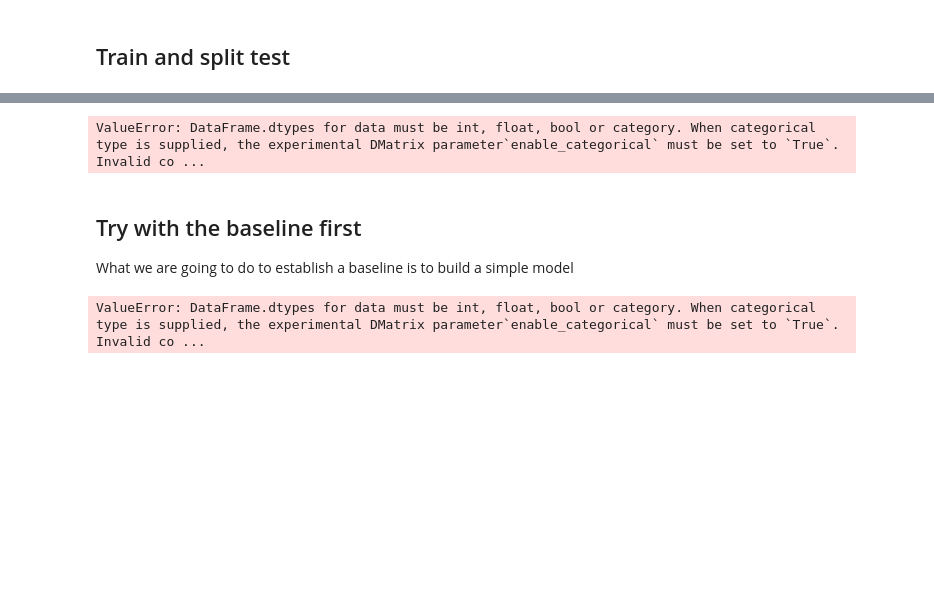
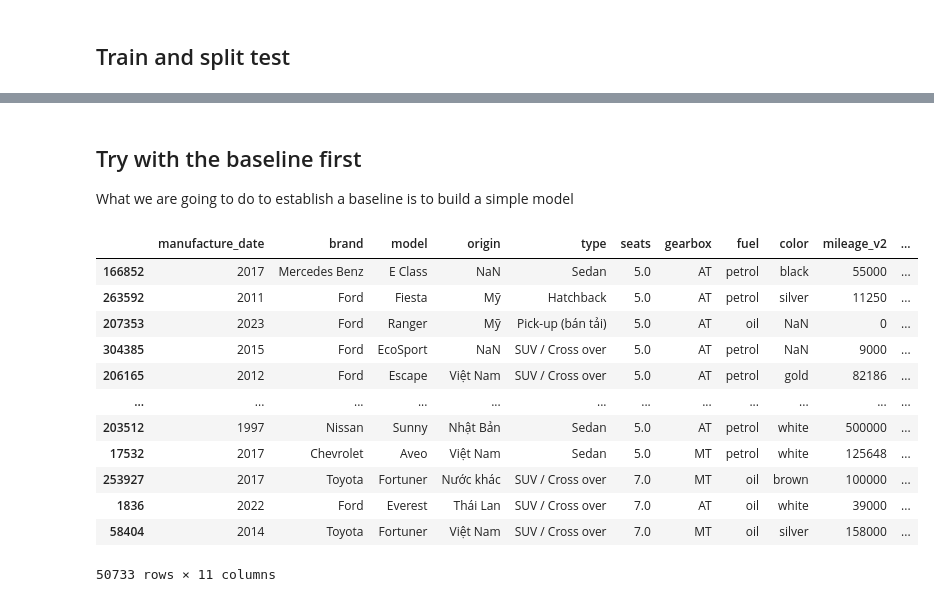
Before and after one commit to ngnquanq/car-price-prediction, a Jupyter notebook: demo.ipynb, the cells around one changed output, grey strips where cells are left out. Cells and saved outputs as stored; diff of their text form; code cells hidden in the pictures; blank space fills up the shorter version.

```diff
--- a/demo.ipynb
+++ b/demo.ipynb
@@ -589,40 +588,3 @@ Name: price, Length: 57020, dtype: float64
-# %%
-import xgboost as xgb
-Xgb_train=xgb.DMatrix(X_train, label=y_train)
-Xgb_val=xgb.DMatrix(X_val, label=y_val)
-Xgb_test=xgb.DMatrix(X_test, label=y_test)
-print(type(Xgb_train))
-print(type(y))
-# %% [output]
-ValueError: DataFrame.dtypes for data must be int, float, bool or category. When categorical type is supplied, the experimental DMatrix parameter`enable_categorical` must be set to `True`.  Invalid co ...
 # %% [markdown]
 ## Try with the baseline first
 What we are going to do to establish a baseline is to build a simple model
-# %%
-import xgboost as xgb
-import lightgbm as lgb
-from sklearn.metrics import mean_squared_error, r2_score
-
-# Define the models
-xgb_model = xgb.XGBRegressor(objective='reg:squarederror', random_state=42, missing)
-lgb_model = lgb.LGBMRegressor(random_state=42)
-
-# Fit the models
-xgb_model.fit(X_train, y_train)
-lgb_model.fit(X_train, y_train)
-
-# Predict on the validation set
-xgb_val_pred = xgb_model.predict(X_val)
-lgb_val_pred = lgb_model.predict(X_val)
-
-# Evaluate the models
-xgb_mse = mean_squared_error(y_val, xgb_val_pred)
-xgb_r2 = r2_score(y_val, xgb_val_pred)
-
-lgb_mse = mean_squared_error(y_val, lgb_val_pred)
-lgb_r2 = r2_score(y_val, lgb_val_pred)
-
-print(f'XGBoost - MSE: {xgb_mse}, R2: {xgb_r2}')
-print(f'LightGBM - MSE: {lgb_mse}, R2: {lgb_r2}')
-# %% [output]
-ValueError: DataFrame.dtypes for data must be int, float, bool or category. When categorical type is supplied, the experimental DMatrix parameter`enable_categorical` must be set to `True`.  Invalid co ...
@@ -628,0 +597,16 @@ ValueError: DataFrame.dtypes for data must be int, float, bool or category. When
+# %%
+X_train
+# %% [output]
+|  | manufacture_date | brand | model | origin | type | seats | gearbox | fuel | color | mileage_v2 | ... |
+| 166852 | 2017 | Mercedes Benz | E Class | NaN | Sedan | 5.0 | AT | petrol | black | 55000 | ... |
+| 263592 | 2011 | Ford | Fiesta | Mỹ | Hatchback | 5.0 | AT | petrol | silver | 11250 | ... |
+| 207353 | 2023 | Ford | Ranger | Mỹ | Pick-up (bán tải) | 5.0 | AT | oil | NaN | 0 | ... |
+| 304385 | 2015 | Ford | EcoSport | NaN | SUV / Cross over | 5.0 | AT | petrol | NaN | 9000 | ... |
+| 206165 | 2012 | Ford | Escape | Việt Nam | SUV / Cross over | 5.0 | AT | petrol | gold | 82186 | ... |
+| ... | ... | ... | ... | ... | ... | ... | ... | ... | ... | ... | ... |
+| 203512 | 1997 | Nissan | Sunny | Nhật Bản | Sedan | 5.0 | AT | petrol | white | 500000 | ... |
+| 17532 | 2017 | Chevrolet | Aveo | Việt Nam | Sedan | 5.0 | MT | petrol | white | 125648 | ... |
+| 253927 | 2017 | Toyota | Fortuner | Nước khác | SUV / Cross over | 7.0 | MT | oil | brown | 100000 | ... |
+| 1836 | 2022 | Ford | Everest | Thái Lan | SUV / Cross over | 7.0 | AT | oil | white | 39000 | ... |
+| 58404 | 2014 | Toyota | Fortuner | Việt Nam | SUV / Cross over | 7.0 | MT | oil | silver | 158000 | ... |
+50733 rows × 11 columns
```
Also changed, not shown: parts of 19 cells of this notebook, 4 other files.
